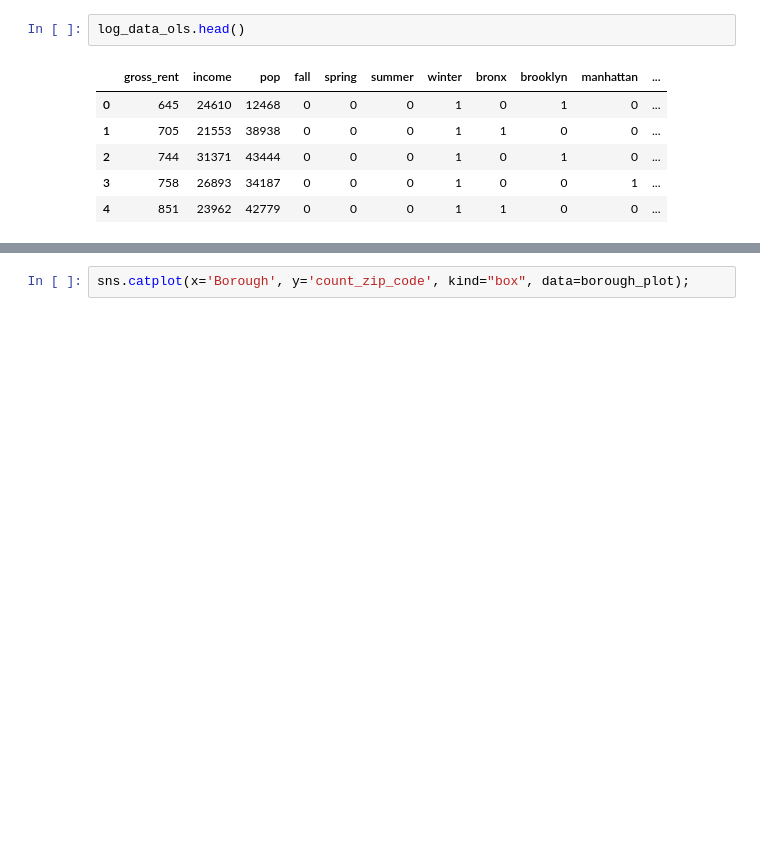
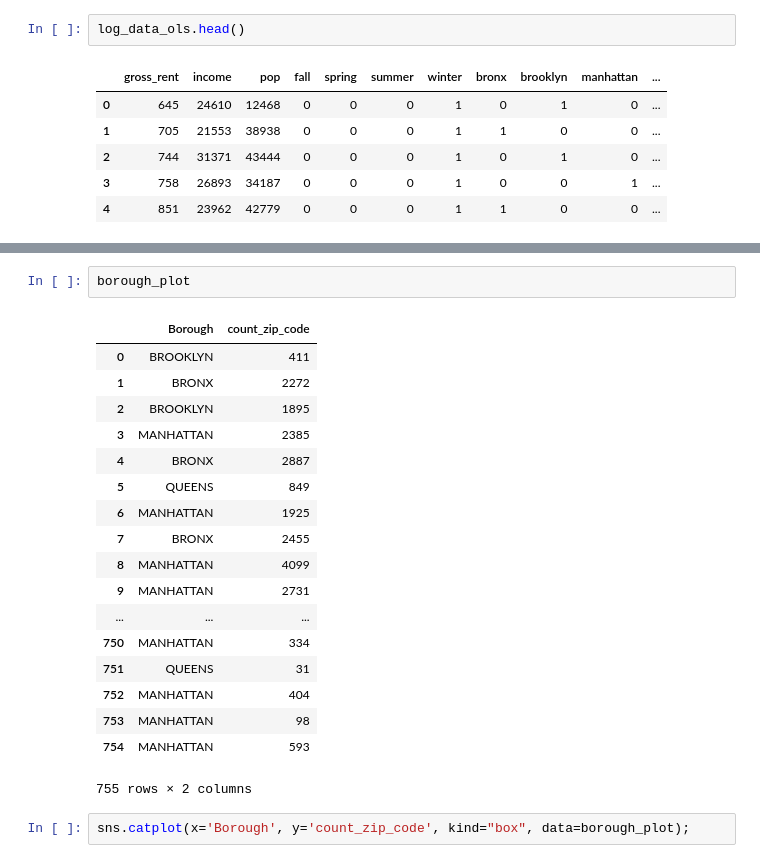
Before and after one commit to kahartman2/Project_NYC_311, a Jupyter notebook: regression_analysis.ipynb, the cells around one changed output, grey strips where cells are left out. Saved outputs shown, nothing was run; the diff lists cells and outputs as text; blank space fills up the shorter version.

```diff
--- a/regression_analysis.ipynb
+++ b/regression_analysis.ipynb
@@ -267,3 +267,24 @@ sns.catplot(x='Borough', y='count_zip_code', data=borough_plot);
+# %%
+borough_plot
+# %% [output]
+|  | Borough | count_zip_code |
+| 0 | BROOKLYN | 411 |
+| 1 | BRONX | 2272 |
+| 2 | BROOKLYN | 1895 |
+| 3 | MANHATTAN | 2385 |
+| 4 | BRONX | 2887 |
+| 5 | QUEENS | 849 |
+| 6 | MANHATTAN | 1925 |
+| 7 | BRONX | 2455 |
+| 8 | MANHATTAN | 4099 |
+| 9 | MANHATTAN | 2731 |
+| ... | ... | ... |
+| 750 | MANHATTAN | 334 |
+| 751 | QUEENS | 31 |
+| 752 | MANHATTAN | 404 |
+| 753 | MANHATTAN | 98 |
+| 754 | MANHATTAN | 593 |
+755 rows × 2 columns
 # %%
 sns.catplot(x='Borough', y='count_zip_code', kind="box", data=borough_plot);
 # %% [output]
```
Also changed, not shown: parts of 5 cells of this notebook, 3 other files.
